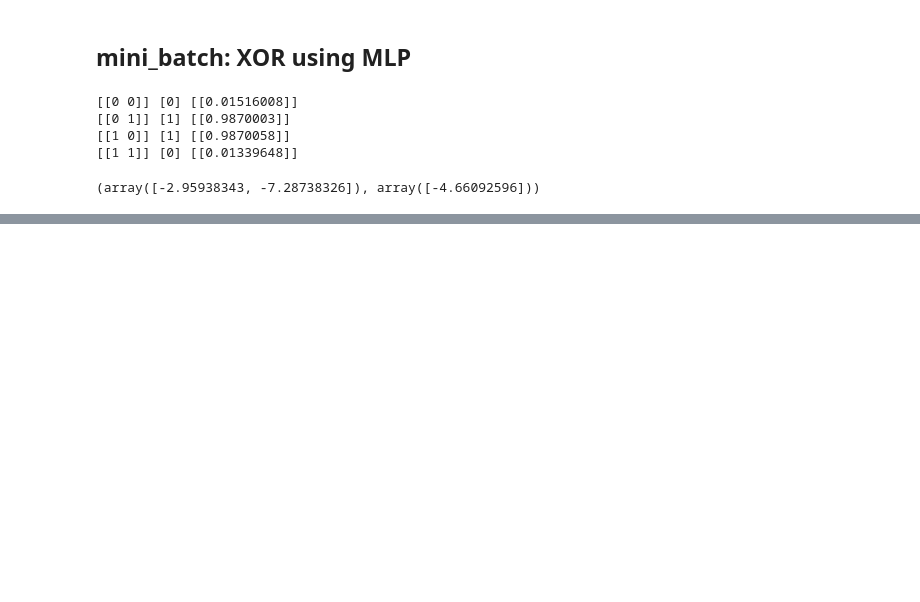
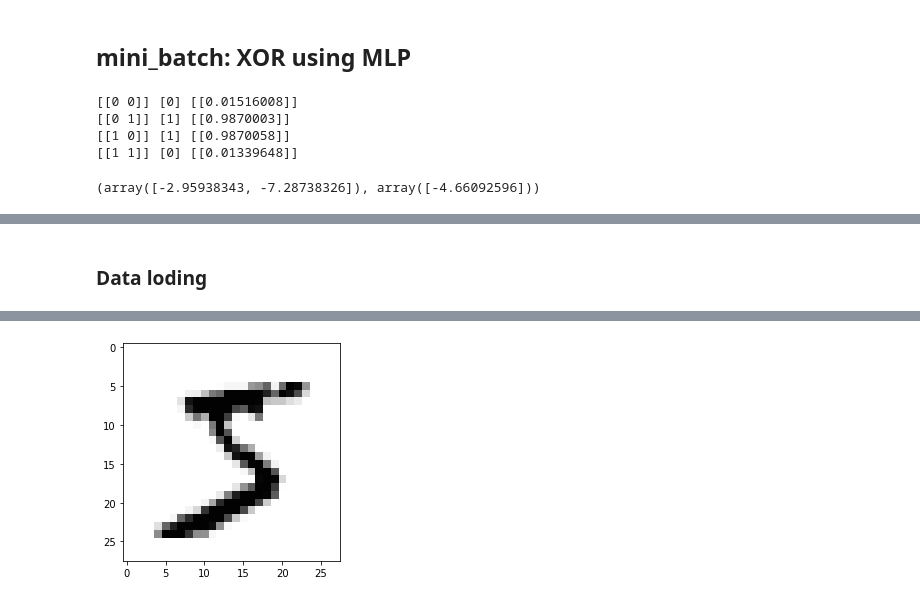
Before and after one commit to dpfpsel0622/pdm11, a Jupyter notebook: notebook/chap07_MLP_Keras.ipynb, the cells around one changed output, grey strips where cells are left out. Drawn from its saved outputs; the diff is of its cells as text; code cells hidden in the pictures; blank space fills up the shorter version.

```diff
--- a/notebook/chap07_MLP_Keras.ipynb
+++ b/notebook/chap07_MLP_Keras.ipynb
@@ -103,0 +192,19 @@ B1,B2
+# %% [markdown]
+### Data loding
+# %%
+import matplotlib.pyplot as plt
+import tensorflow as tf
+from tensorflow.keras import layers
+from tensorflow.keras import models
+import numpy as np
+
+(train_images, train_labels), (test_images, test_labels)	= tf.keras.datasets.mnist.load_data()
+
+print(train_images.shape)
+
+print(train_labels)
+print(test_images.shape)
+
+plt.imshow(train_images[0], cmap="Greys")
+plt.show()
+# %% [output]
@@ -103,0 +217 @@ B1,B2
+[figure, added]
```
Also changed, not shown: parts of 23 cells of this notebook.
